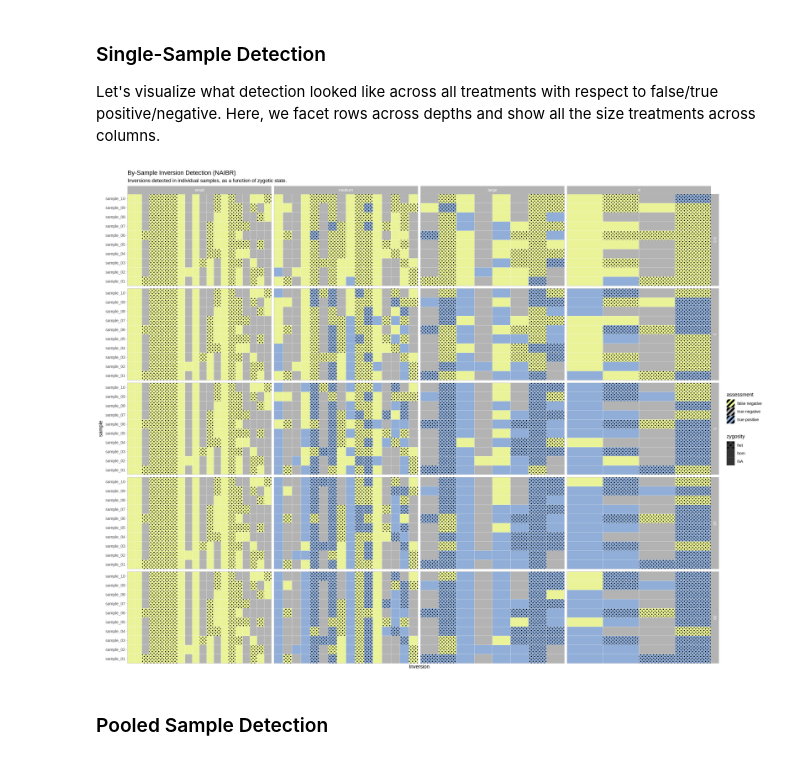
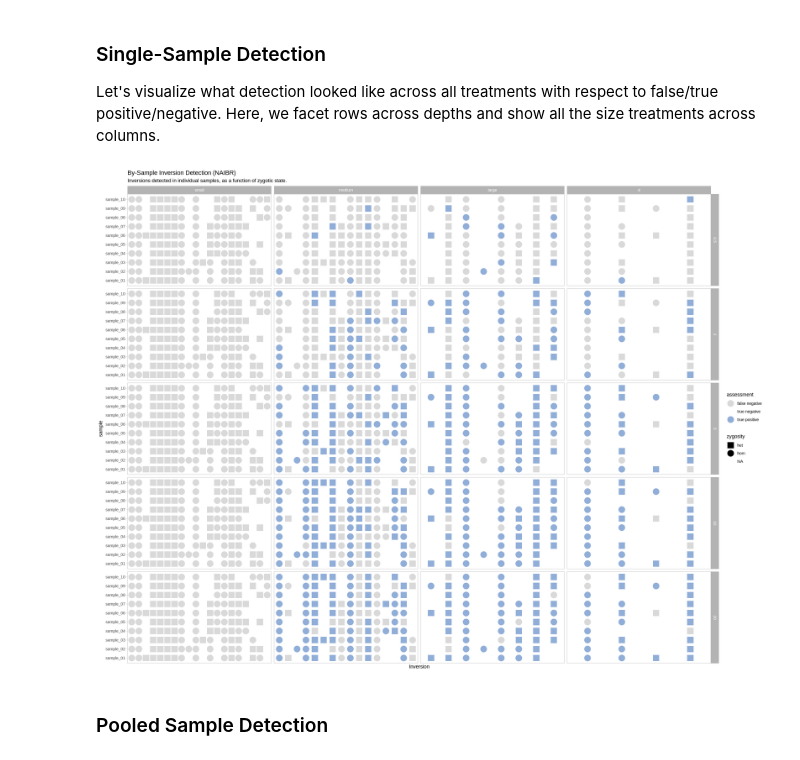
Before and after one commit to pdimens/haplotagging_simulations, a Jupyter notebook: assess_sv_naibr/check_called_inversions_all.ipynb, the cells around one changed output. Cells and saved outputs as stored; diff of their text form; code cells hidden in the pictures.

```diff
--- a/assess_sv_naibr/check_called_inversions_all.ipynb
+++ b/assess_sv_naibr/check_called_inversions_all.ipynb
@@ -49,32 +49,22 @@ Let's visualize what detection looked like across all treatments with respect to
 # %%
 options(warn = -1, repr.plot.width = 20, repr.plot.height = 15)
 axis_ticks <- factor(paste0("sample_", sprintf("%02d", 1:10)))
 lr_inversions[lr_inversions$sample != 11,] %>%
-    ggplot(aes(y = sample, x = id, fill = assessment, pattern = zygosity)) +
-        geom_tile_pattern(
-            pattern_color = NA,
-            color = "white",
-            pattern_fill = "black",
-            pattern_angle = 45,
-            pattern_density = 0.5,
-            pattern_spacing = 0.025,
-            pattern_key_scale_factor = 1
-        ) +
+    ggplot(aes(y = sample, x = id, color = assessment, shape = zygosity)) +
+        geom_point(size=6) +
         theme_light() +
         labs(title = "By-Sample Inversion Detection (NAIBR)", subtitle = "Inversions detected in individual samples, as a function of zygotic state.") +
-        scale_fill_manual(values = c("false negative" = "#eaf398ff", "true negative" = "grey70", "true positive" = "#90aed8")) +
-        scale_pattern_manual(values = c("het" = "circle", "hom" = "none")) +
+        scale_color_manual(values = c("false negative" = "grey85", "true negative" = "white", "true positive" = "#90aed8")) +
+        scale_shape_manual(values = c("hom" = 19, "het" = 15)) +
         scale_x_discrete(name = "Inversion") +
         scale_y_discrete(limits = axis_ticks, breaks = axis_ticks) +
-        #coord_cartesian(xlim = c(1, max(lr_inversions$id)), expand = F) +
-        coord_cartesian(expand = F) +
         theme(
             panel.grid.major = element_blank(),
             panel.grid.minor = element_blank()
         ) +
         facet_grid(depth ~ factor(size, levels = c("small", "medium", "large", "xl")), scales = "free_x")
 # %% [output]
-[figure, old version]
+[figure, new version]
 # %% [markdown]
 ### Pooled Sample Detection
 # %%
```
Also changed, not shown: parts of 3 cells of this notebook, 16 other files.
